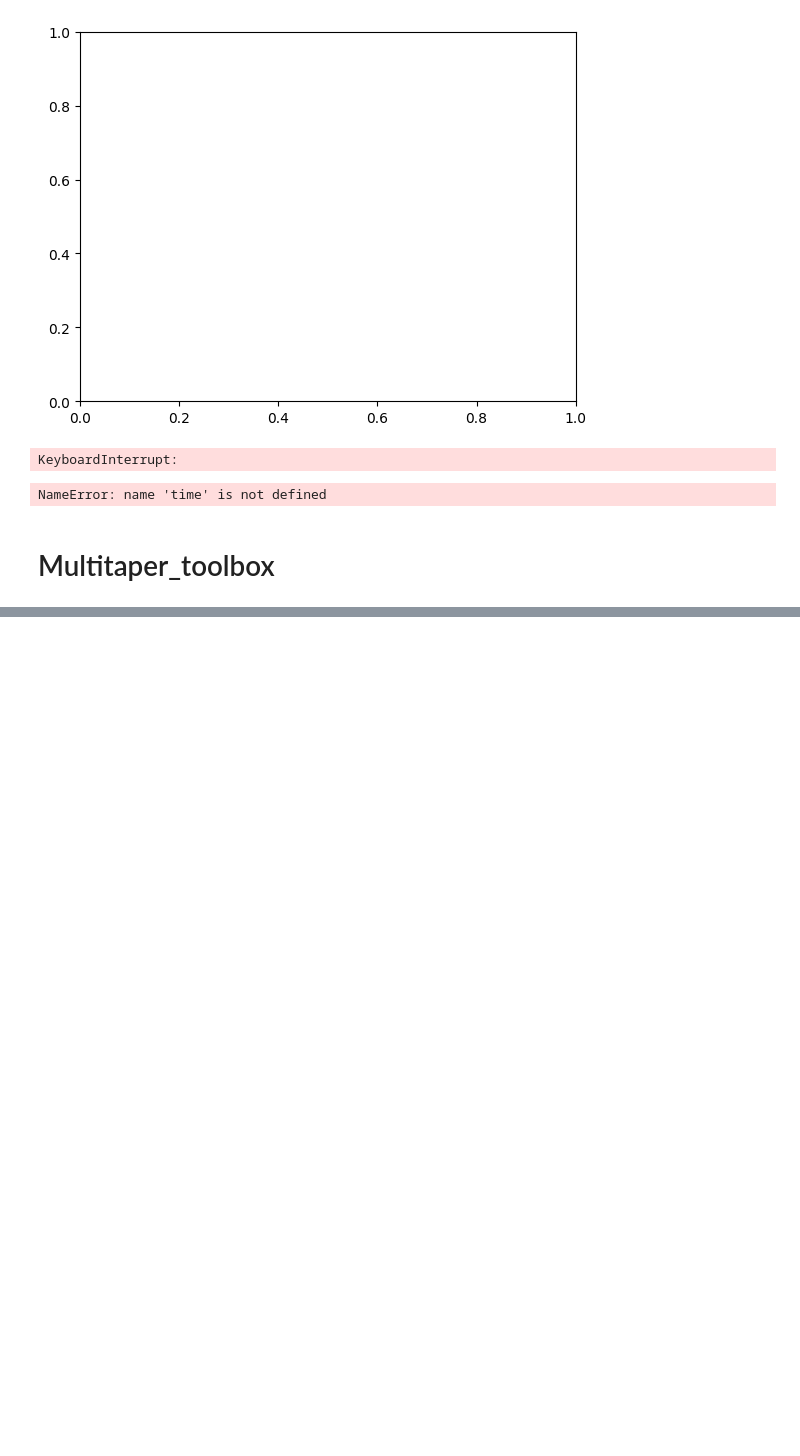
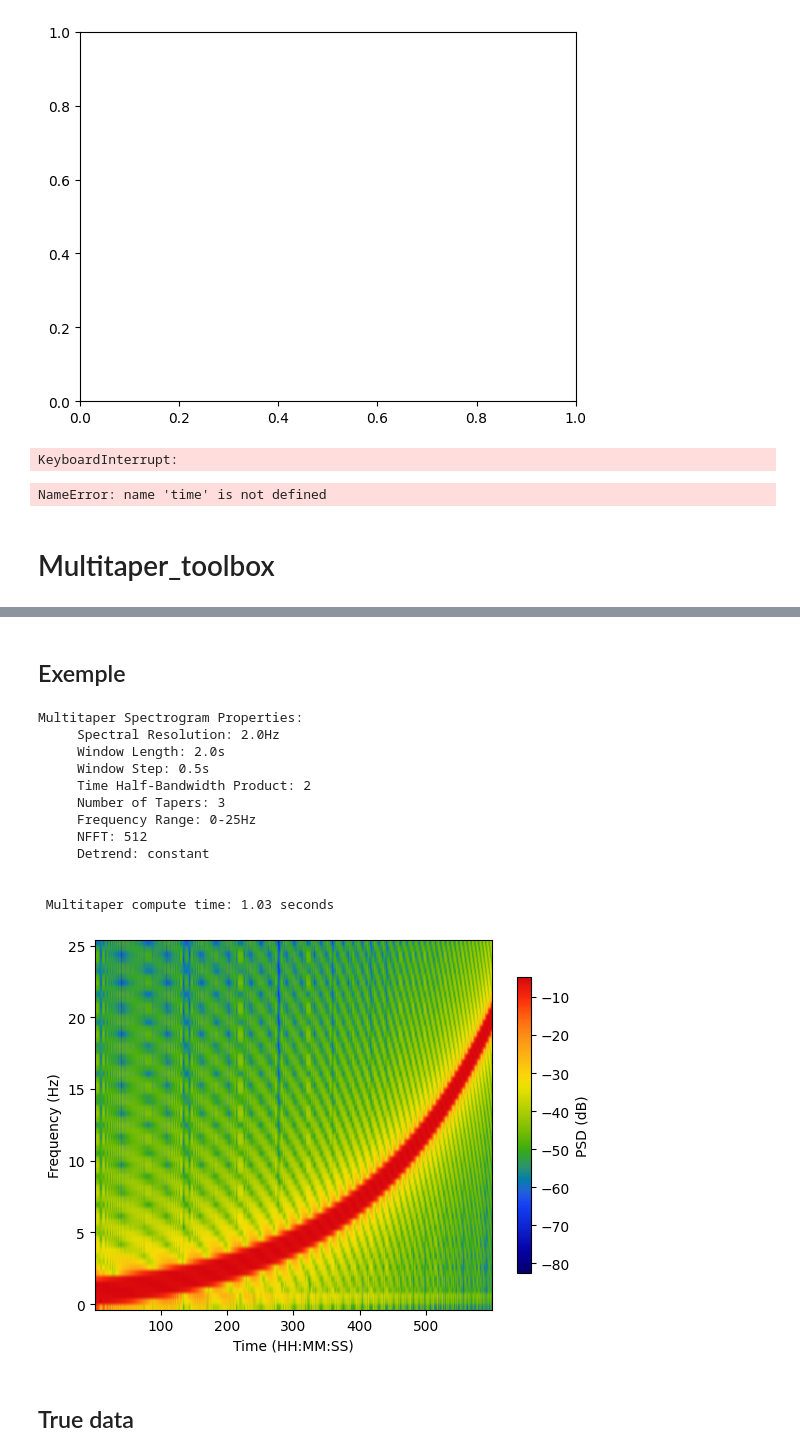
Before and after one commit to L4ncelin/EEG_signals_quality_analysis, a Jupyter notebook: Notebooks/01_EEG_data_analysis.ipynb, the cells around one changed output, grey strips where cells are left out. Drawn from its saved outputs; the diff is of its cells as text; code cells hidden in the pictures; blank space fills up the shorter version.

Commit message:
Plotting multitaper, real signal and target signal on the same graph

```diff
--- a/Notebooks/01_EEG_data_analysis.ipynb
+++ b/Notebooks/01_EEG_data_analysis.ipynb
@@ -332,0 +121,45 @@ ValueError: need at least one array to concatenate
+# %% [markdown]
+## Exemple
+# %%
+# Set spectrogram params
+fs = 200  # Sampling Frequency
+frequency_range = [0, 25]  # Limit frequencies from 0 to 25 Hz
+time_bandwidth = 2  # Set time-half bandwidth
+num_tapers = 3  # Set number of tapers (optimal is time_bandwidth*2 - 1)
+window_params = [2, 0.5]  # Window size is 4s with step size of 1s
+min_nfft = 0  # No minimum nfft
+detrend_opt = 'constant'  # detrend each window by subtracting the average
+multiprocess = True  # use multiprocessing
+n_jobs = 3  # use 3 cores in multiprocessing
+weighting = 'unity'  # weight each taper at 1
+plot_on = True  # plot spectrogram
+return_fig = False  # do not return plotted spectrogram
+clim_scale = False # do not auto-scale colormap
+verbose = True  # print extra info
+xyflip = False  # do not transpose spect output matrix
+
+# Generate sample chirp data
+t = np.arange(1/fs, 600, 1/fs)  # Create 10 min time array from 1/fs to 600 stepping by 1/fs
+f_start = 1  # Set chirp freq range min (Hz)
+f_end = 20  # Set chirp freq range max (Hz)
+data = chirp(t, f_start, t[-1], f_end, 'logarithmic')
+
+# Compute the multitaper spectrogram
+spect, stimes, sfreqs = multitaper_spectrogram(data, fs, frequency_range, time_bandwidth, num_tapers, window_params, min_nfft, detrend_opt, multiprocess, n_jobs,
+                                               weighting, plot_on, return_fig, clim_scale, verbose, xyflip)
+# %% [output]
+Multitaper Spectrogram Properties:
+     Spectral Resolution: 2.0Hz
+     Window Length: 2.0s
+     Window Step: 0.5s
+     Time Half-Bandwidth Product: 2
+     Number of Tapers: 3
+     Frequency Range: 0-25Hz
+     NFFT: 512
+     Detrend: constant
+
+
+ Multitaper compute time: 1.03 seconds
+[figure, added]
+# %% [markdown]
+## True data
```
Also changed, not shown: parts of 6 cells of this notebook, 1 other file.
